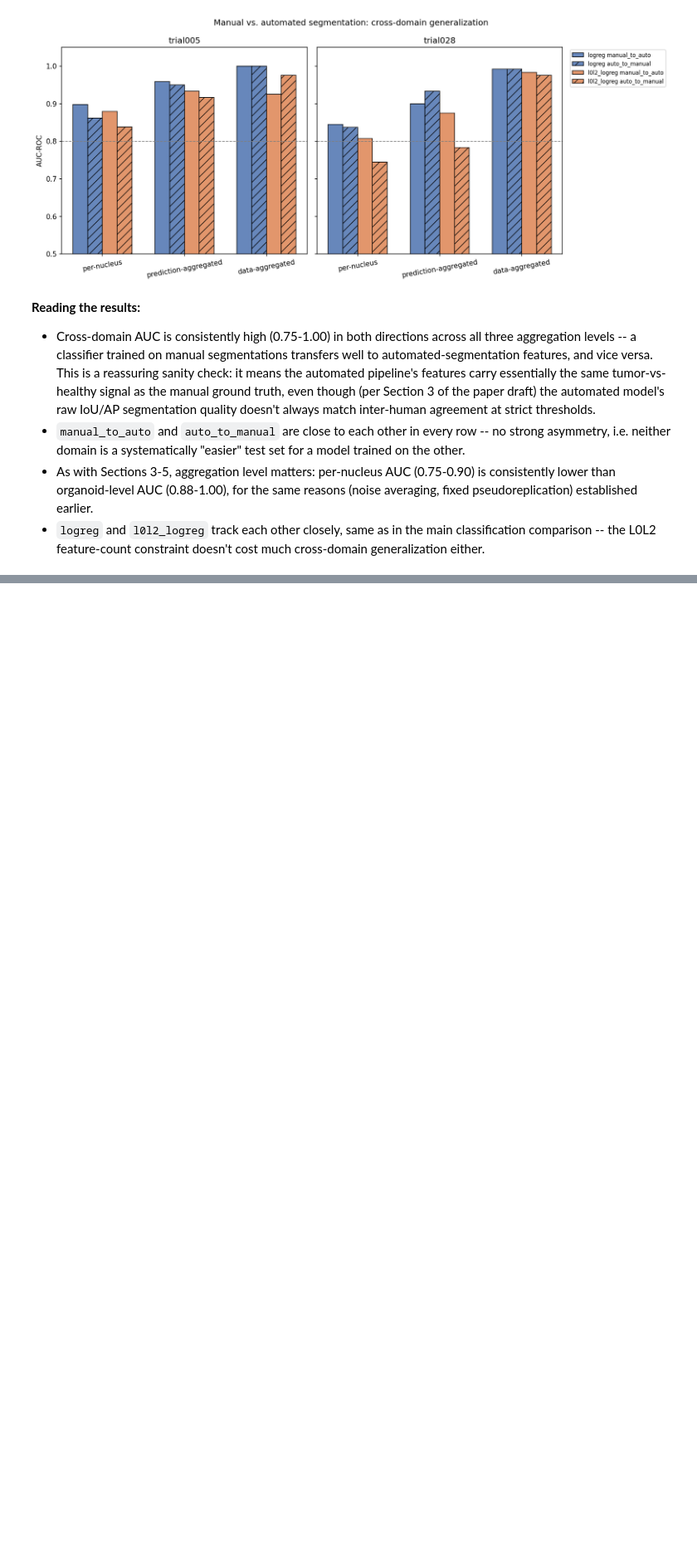
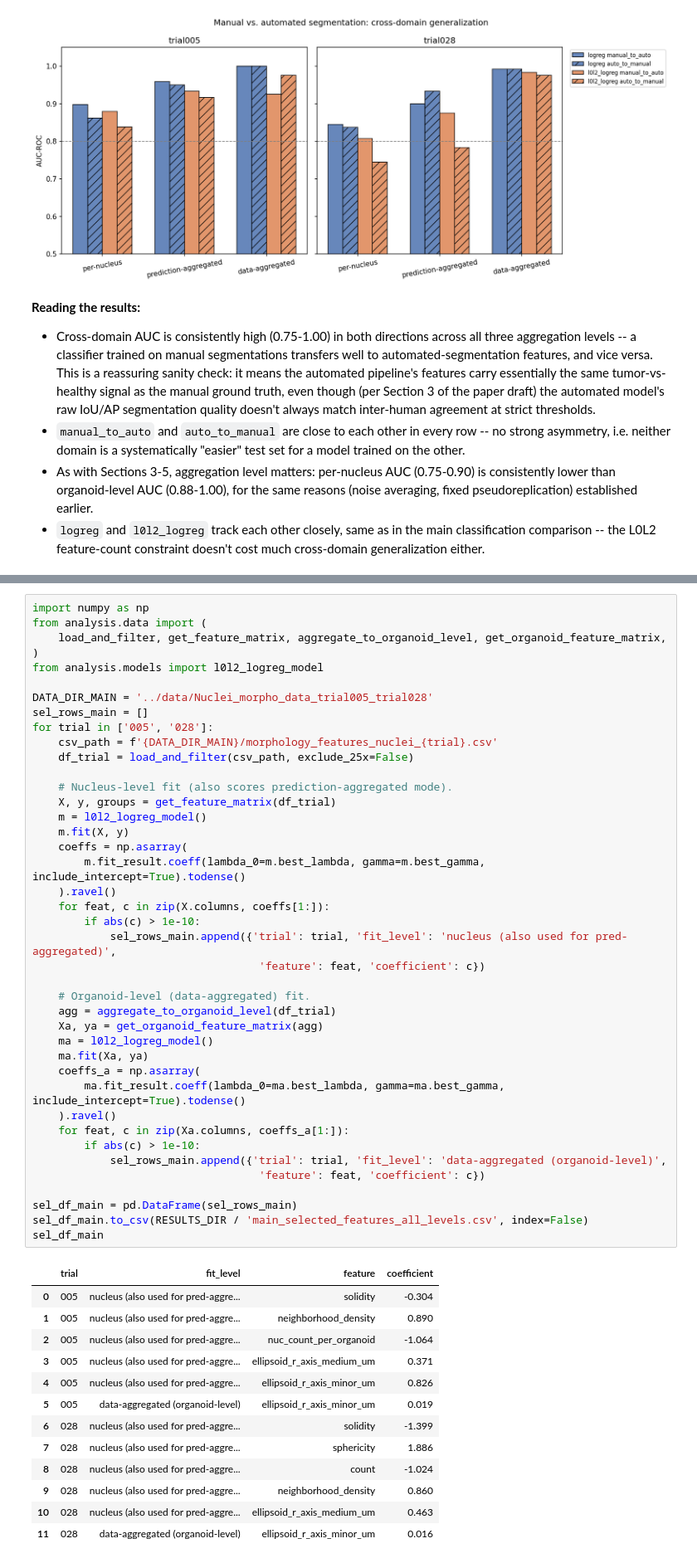
Before and after one commit to mario-koddenbrock/organoid_segmentation, a Jupyter notebook: notebooks/classification_investigation.ipynb, the cells around one changed output, grey strips where cells are left out. Shown at 83% size. Saved outputs shown, nothing was run; the diff lists cells and outputs as text; blank space fills up the shorter version.

```diff
--- a/notebooks/classification_investigation.ipynb
+++ b/notebooks/classification_investigation.ipynb
@@ -633,0 +649,55 @@ display(Image(filename=str(RESULTS_DIR / 'manual_vs_auto_plot.png')))
+# %%
+import numpy as np
+from analysis.data import (
+    load_and_filter, get_feature_matrix, aggregate_to_organoid_level, get_organoid_feature_matrix,
+)
+from analysis.models import l0l2_logreg_model
+
+DATA_DIR_MAIN = '../data/Nuclei_morpho_data_trial005_trial028'
+sel_rows_main = []
+for trial in ['005', '028']:
+    csv_path = f'{DATA_DIR_MAIN}/morphology_features_nuclei_{trial}.csv'
+    df_trial = load_and_filter(csv_path, exclude_25x=False)
+
+    # Nucleus-level fit (also scores prediction-aggregated mode).
+    X, y, groups = get_feature_matrix(df_trial)
+    m = l0l2_logreg_model()
+    m.fit(X, y)
+    coeffs = np.asarray(
+        m.fit_result.coeff(lambda_0=m.best_lambda, gamma=m.best_gamma, include_intercept=True).todense()
+    ).ravel()
+    for feat, c in zip(X.columns, coeffs[1:]):
+        if abs(c) > 1e-10:
+            sel_rows_main.append({'trial': trial, 'fit_level': 'nucleus (also used for pred-aggregated)',
+                                   'feature': feat, 'coefficient': c})
+
+    # Organoid-level (data-aggregated) fit.
+    agg = aggregate_to_organoid_level(df_trial)
+    Xa, ya = get_organoid_feature_matrix(agg)
+    ma = l0l2_logreg_model()
+    ma.fit(Xa, ya)
+    coeffs_a = np.asarray(
+        ma.fit_result.coeff(lambda_0=ma.best_lambda, gamma=ma.best_gamma, include_intercept=True).todense()
+    ).ravel()
+    for feat, c in zip(Xa.columns, coeffs_a[1:]):
+        if abs(c) > 1e-10:
+            sel_rows_main.append({'trial': trial, 'fit_level': 'data-aggregated (organoid-level)',
+                                   'feature': feat, 'coefficient': c})
+
+sel_df_main = pd.DataFrame(sel_rows_main)
+sel_df_main.to_csv(RESULTS_DIR / 'main_selected_features_all_levels.csv', index=False)
+sel_df_main
+# %% [output]
+|  | trial | fit_level | feature | coefficient |
+| 0 | 005 | nucleus (also used for pred-aggre... | solidity | -0.304 |
+| 1 | 005 | nucleus (also used for pred-aggre... | neighborhood_density | 0.890 |
+| 2 | 005 | nucleus (also used for pred-aggre... | nuc_count_per_organoid | -1.064 |
+| 3 | 005 | nucleus (also used for pred-aggre... | ellipsoid_r_axis_medium_um | 0.371 |
+| 4 | 005 | nucleus (also used for pred-aggre... | ellipsoid_r_axis_minor_um | 0.826 |
+| 5 | 005 | data-aggregated (organoid-level) | ellipsoid_r_axis_minor_um | 0.019 |
+| 6 | 028 | nucleus (also used for pred-aggre... | solidity | -1.399 |
+| 7 | 028 | nucleus (also used for pred-aggre... | sphericity | 1.886 |
+| 8 | 028 | nucleus (also used for pred-aggre... | count | -1.024 |
+| 9 | 028 | nucleus (also used for pred-aggre... | neighborhood_density | 0.860 |
+| 10 | 028 | nucleus (also used for pred-aggre... | ellipsoid_r_axis_medium_um | 0.463 |
+| 11 | 028 | data-aggregated (organoid-level) | ellipsoid_r_axis_minor_um | 0.016 |
```
Also changed, not shown: parts of 3 cells of this notebook.
